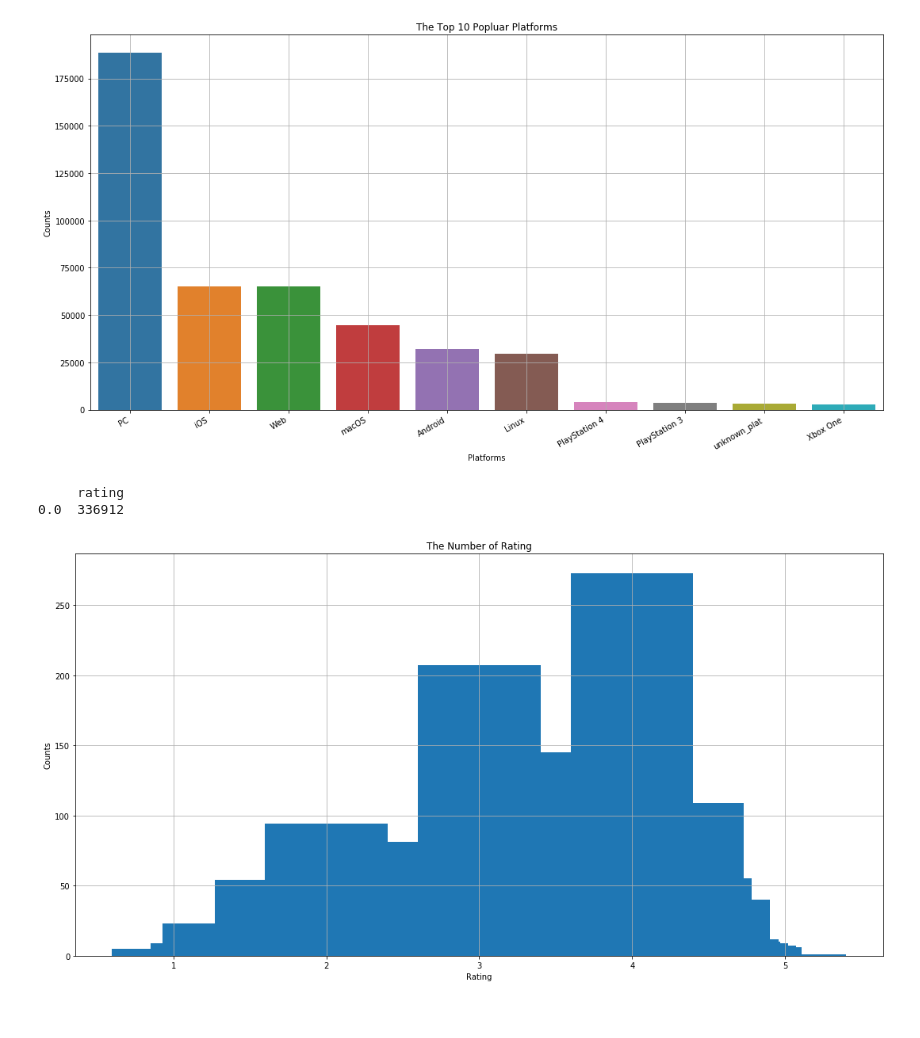
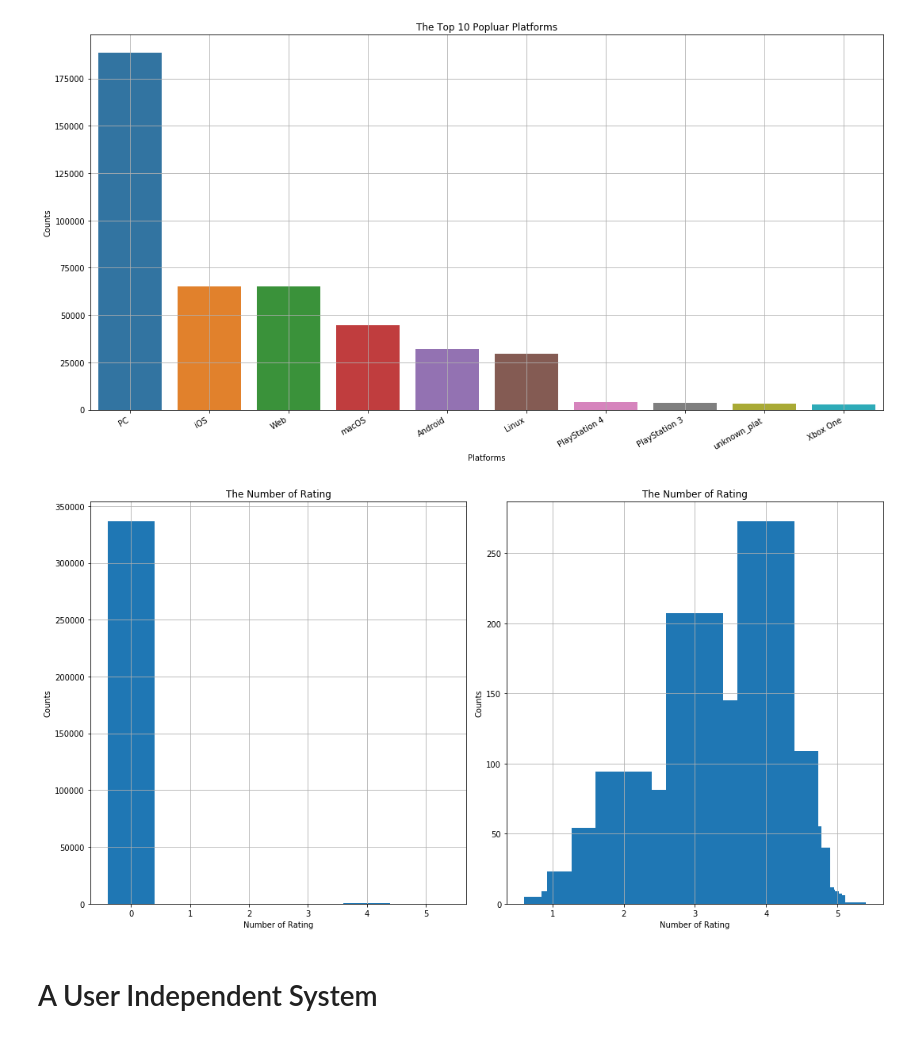
Before and after one commit to FreedomVAce/Game_Recommendation, a Jupyter notebook: Game_Recommendation.ipynb, the cells around one changed output. Drawn from its saved outputs; the diff is of its cells as text; code cells hidden in the pictures.

Commit message:
Data Anaylsis

```diff
--- a/Game_Recommendation.ipynb
+++ b/Game_Recommendation.ipynb
@@ -131,17 +131,24 @@ plt.show()
 # %% [output]
 [figure]
 # %%
-print(pd.DataFrame(game['rating'].loc[game['rating'] == 0.0].value_counts()))
-plt.figure(figsize = (15,8))
-plt.bar(game['rating'].loc[game['rating'] != 0.0].value_counts().index,
+fig, ax = plt.subplots(1,2,figsize = (15,8))
+
+ax[0].bar(game['rating'].value_counts().index, game['rating'].value_counts().values)
+ax[1].bar(game['rating'].loc[game['rating'] != 0.0].value_counts().index,
          game['rating'].loc[game['rating'] != 0.0].value_counts().values)
-plt.title('The Number of Rating')
-plt.xlabel('Rating')
-plt.ylabel('Counts')
-plt.tight_layout()
-plt.grid()
+
+
+ax[0].set_title('The Number of Rating')
+ax[1].set_title('The Number of Rating')
+ax[0].set_xlabel('Number of Rating')
+ax[1].set_xlabel('Number of Rating')
+ax[0].set_ylabel('Counts')
+ax[1].set_ylabel('Counts')
+ax[0].grid()
+ax[1].grid()
+fig.tight_layout()
 plt.show()
 # %% [output]
-     rating
-0.0  336912
-[figure, old version]
+[figure, new version]
+# %% [markdown]
+# A User Independent System
```
Also changed, not shown: parts of 4 cells of this notebook.
